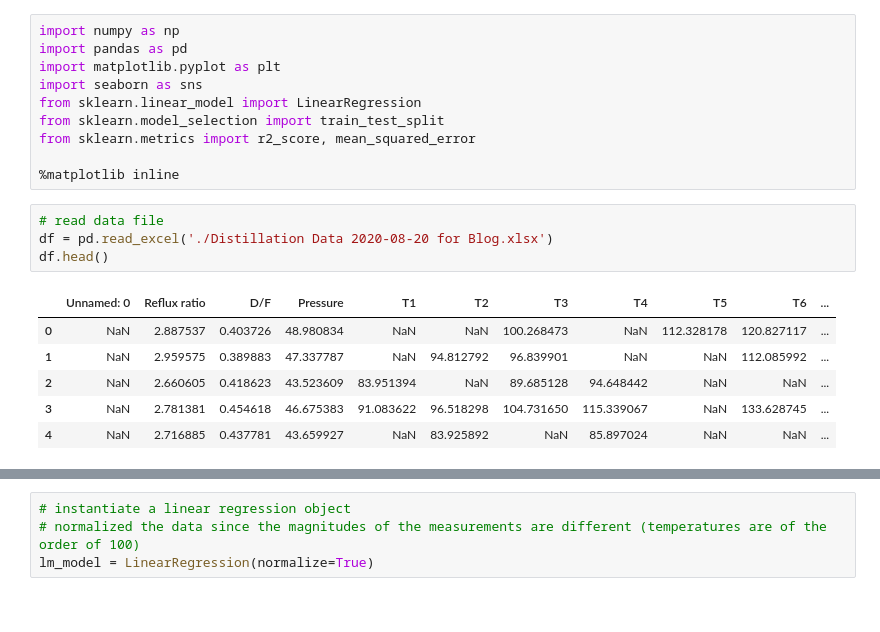
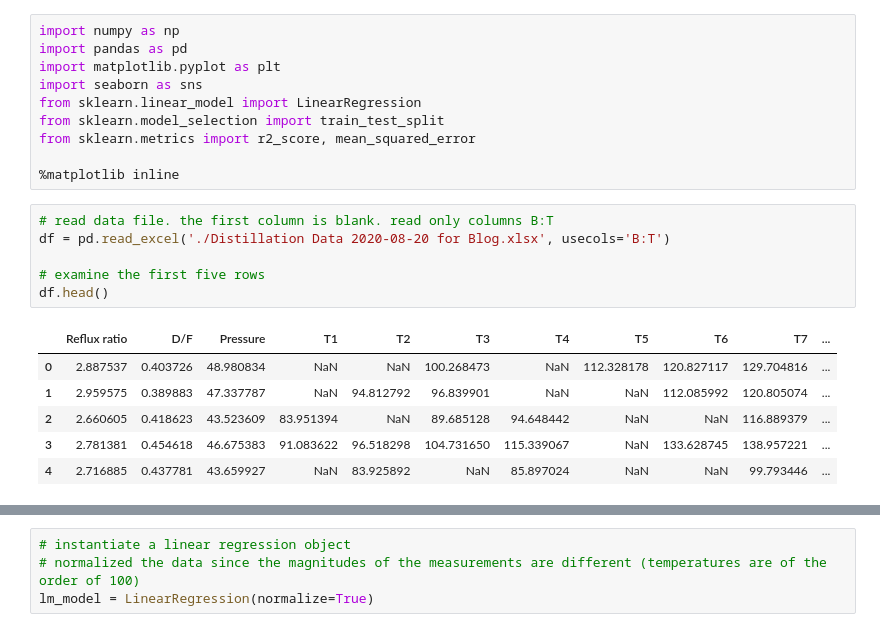
Before and after one commit to a1pat/Impurity-Level-Estimator, a Jupyter notebook: Impurity Level Estimation.ipynb, the cells around one changed output, grey strips where cells are left out. Drawn from its saved outputs; the diff is of its cells as text.

```diff
--- a/Impurity Level Estimation.ipynb
+++ b/Impurity Level Estimation.ipynb
@@ -9,13 +28,15 @@ from sklearn.metrics import r2_score, mean_squared_error
 
 %matplotlib inline
 # %%
-# read data file
-df = pd.read_excel('./Distillation Data 2020-08-20 for Blog.xlsx')
+# read data file. the first column is blank. read only columns B:T
+df = pd.read_excel('./Distillation Data 2020-08-20 for Blog.xlsx', usecols='B:T')
+
+# examine the first five rows
 df.head()
 # %% [output]
-|  | Unnamed: 0 | Reflux ratio | D/F | Pressure | T1 | T2 | T3 | T4 | T5 | T6 | ... |
-| 0 | NaN | 2.887537 | 0.403726 | 48.980834 | NaN | NaN | 100.268473 | NaN | 112.328178 | 120.827117 | ... |
-| 1 | NaN | 2.959575 | 0.389883 | 47.337787 | NaN | 94.812792 | 96.839901 | NaN | NaN | 112.085992 | ... |
-| 2 | NaN | 2.660605 | 0.418623 | 43.523609 | 83.951394 | NaN | 89.685128 | 94.648442 | NaN | NaN | ... |
-| 3 | NaN | 2.781381 | 0.454618 | 46.675383 | 91.083622 | 96.518298 | 104.731650 | 115.339067 | NaN | 133.628745 | ... |
-| 4 | NaN | 2.716885 | 0.437781 | 43.659927 | NaN | 83.925892 | NaN | 85.897024 | NaN | NaN | ... |
+|  | Reflux ratio | D/F | Pressure | T1 | T2 | T3 | T4 | T5 | T6 | T7 | ... |
+| 0 | 2.887537 | 0.403726 | 48.980834 | NaN | NaN | 100.268473 | NaN | 112.328178 | 120.827117 | 129.704816 | ... |
+| 1 | 2.959575 | 0.389883 | 47.337787 | NaN | 94.812792 | 96.839901 | NaN | NaN | 112.085992 | 120.805074 | ... |
+| 2 | 2.660605 | 0.418623 | 43.523609 | 83.951394 | NaN | 89.685128 | 94.648442 | NaN | NaN | 116.889379 | ... |
+| 3 | 2.781381 | 0.454618 | 46.675383 | 91.083622 | 96.518298 | 104.731650 | 115.339067 | NaN | 133.628745 | 138.957221 | ... |
+| 4 | 2.716885 | 0.437781 | 43.659927 | NaN | 83.925892 | NaN | 85.897024 | NaN | NaN | 99.793446 | ... |
```
Also changed, not shown: parts of 32 cells of this notebook.
